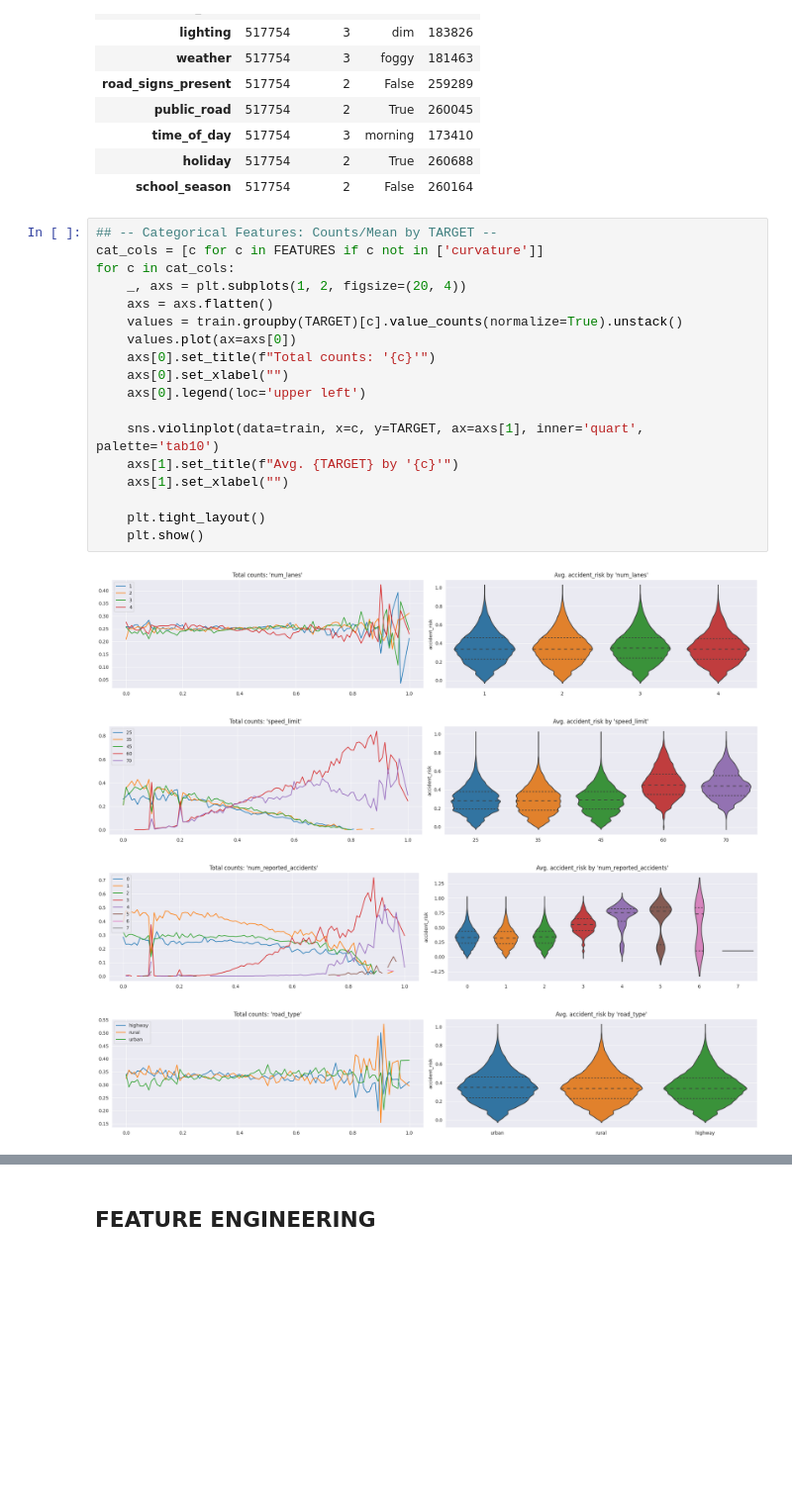
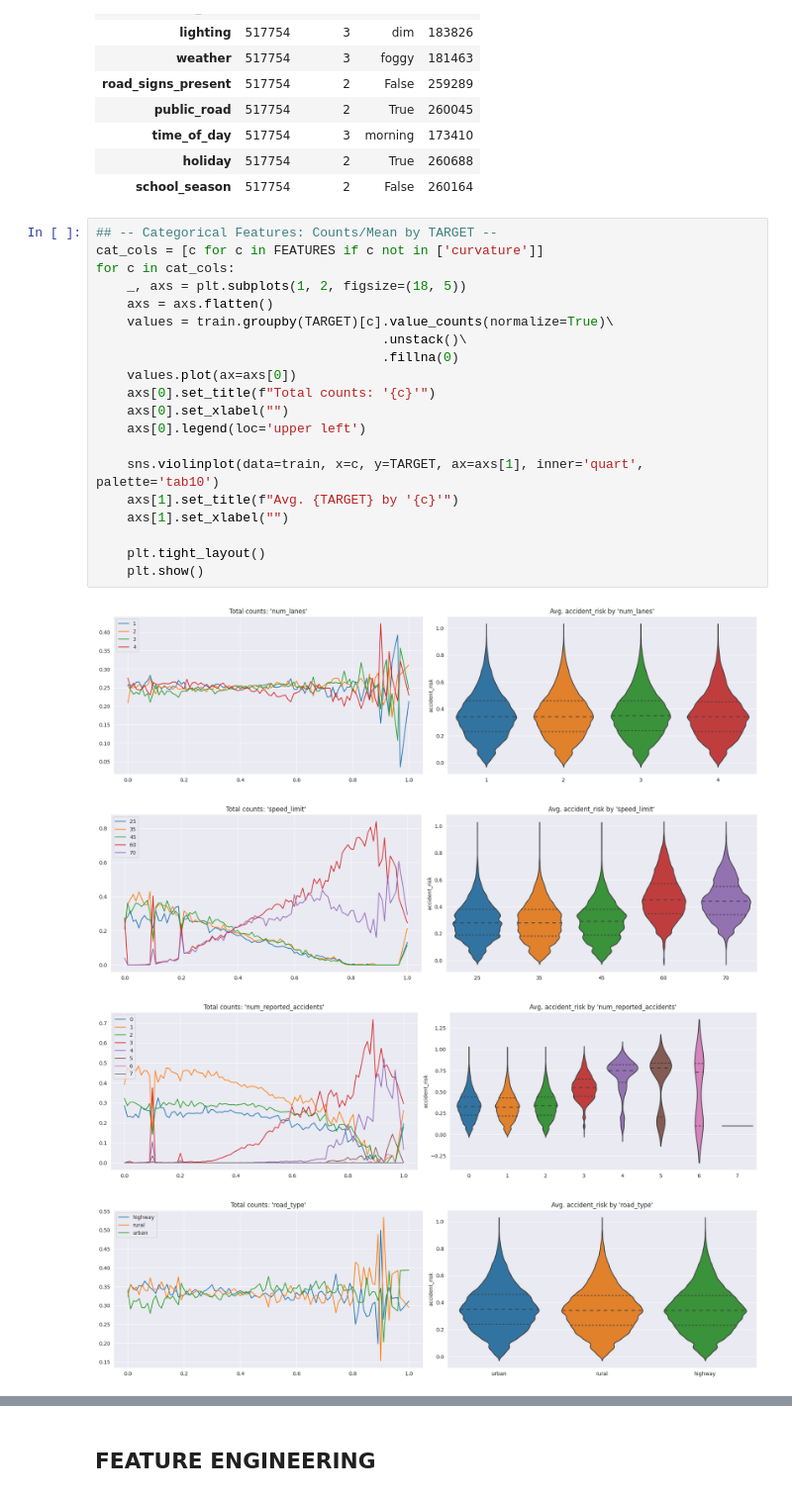
Before and after one commit to coded-sly/s5e10-Road-Accident-Risk, a Jupyter notebook: s5e10-accident-logistic.ipynb, the cells around one changed output, grey strips where cells are left out. Shown at 99% size. Drawn from its saved outputs; the diff is of its cells as text; blank space fills up the shorter version.

```diff
--- a/s5e10-accident-logistic.ipynb
+++ b/s5e10-accident-logistic.ipynb
@@ -153,23 +153,25 @@ train.describe(exclude='number').T
 # %%
 ## -- Categorical Features: Counts/Mean by TARGET --
 cat_cols = [c for c in FEATURES if c not in ['curvature']]
 for c in cat_cols:
-    _, axs = plt.subplots(1, 2, figsize=(20, 4))
+    _, axs = plt.subplots(1, 2, figsize=(18, 5))
     axs = axs.flatten()
-    values = train.groupby(TARGET)[c].value_counts(normalize=True).unstack()
+    values = train.groupby(TARGET)[c].value_counts(normalize=True)\
+                                     .unstack()\
+                                     .fillna(0)
     values.plot(ax=axs[0])
     axs[0].set_title(f"Total counts: '{c}'")
     axs[0].set_xlabel("")
     axs[0].legend(loc='upper left')
 
     sns.violinplot(data=train, x=c, y=TARGET, ax=axs[1], inner='quart', palette='tab10')
     axs[1].set_title(f"Avg. {TARGET} by '{c}'")
     axs[1].set_xlabel("")
 
     plt.tight_layout()
     plt.show()
 # %% [output]
-[figure, old version]
+[figure, new version]
-[figure, old version]
+[figure, new version]
-[figure, old version]
+[figure, new version]
-[figure, old version]
+[figure, new version]
```
Also changed, not shown: parts of 2 cells of this notebook.
